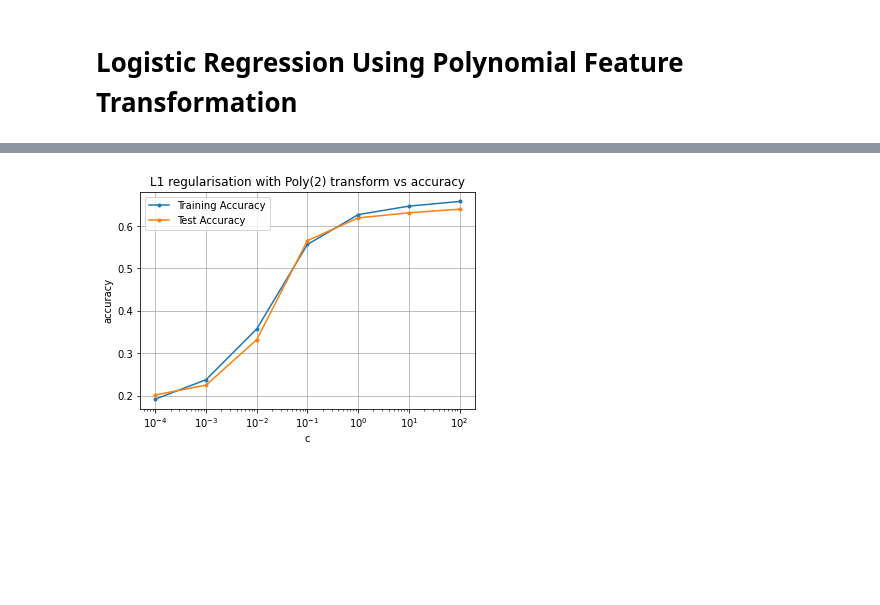
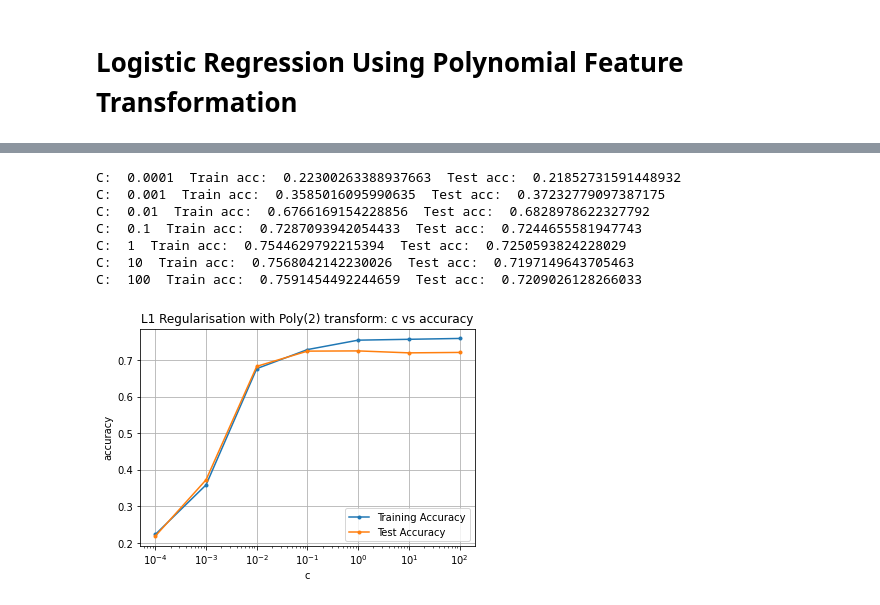
Before and after one commit to rhuiz4/NBAMachineLearning, a Jupyter notebook: NBA_Log_Reg.ipynb, the cells around one changed output, grey strips where cells are left out. Cells and saved outputs as stored; diff of their text form; code cells hidden in the pictures; blank space fills up the shorter version.

```diff
--- a/NBA_Log_Reg.ipynb
+++ b/NBA_Log_Reg.ipynb
@@ -190,11 +164,11 @@ X_transformed_test = poly.fit_transform(X_test)
 # %%
-# L1 with transforms
-tr_acc = []
-ts_acc = []
-for c in cVals:
-    model_l1 = LogisticRegression(penalty='l1', C=c, solver='saga', random_state=21, multi_class='multinomial', max_iter=10000)
-    model_l1.fit(X_transformed_train,y_train)
-    acc = model_l1.score(X_transformed_test, y_test)
-    ts_acc.append(acc)
-    acc = model_l1.score(X_transformed_train, y_train)
-    tr_acc.append(acc)
+model_and_graph('l1','saga',21,X_transformed_train,y_train,X_transformed_test,y_test,"L1 Regularisation with Poly(2) transform: c vs accuracy")
+# %% [output]
+C:  0.0001  Train acc:  0.22300263388937663  Test acc:  0.21852731591448932
+C:  0.001  Train acc:  0.3585016095990635  Test acc:  0.37232779097387175
+C:  0.01  Train acc:  0.6766169154228856  Test acc:  0.6828978622327792
+C:  0.1  Train acc:  0.7287093942054433  Test acc:  0.7244655581947743
+C:  1  Train acc:  0.7544629792215394  Test acc:  0.7250593824228029
+C:  10  Train acc:  0.7568042142230026  Test acc:  0.7197149643705463
+C:  100  Train acc:  0.7591454492244659  Test acc:  0.7209026128266033
+[figure, added]
@@ -212,5 +175 @@ def plot_acc(tr_acc, ts_acc, title):
-# %%
-plot_acc(tr_acc,ts_acc,"L1 regularisation with Poly(2) transform vs accuracy")
-# %% [output]
-[figure, removed]
 # %%
```
Also changed, not shown: parts of 31 cells of this notebook.
